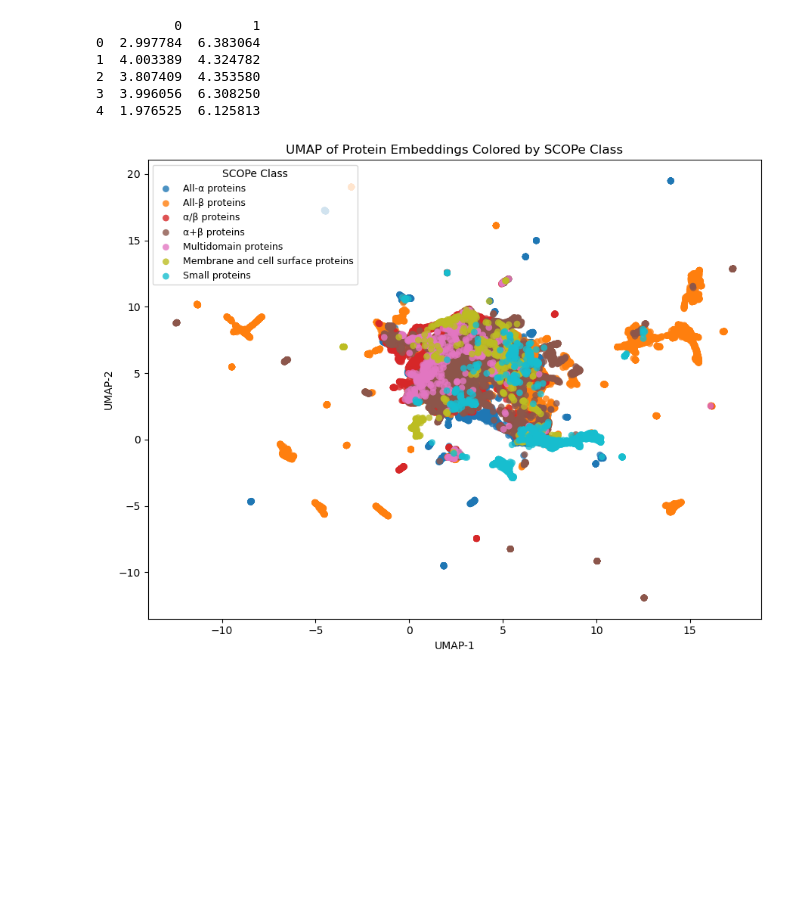
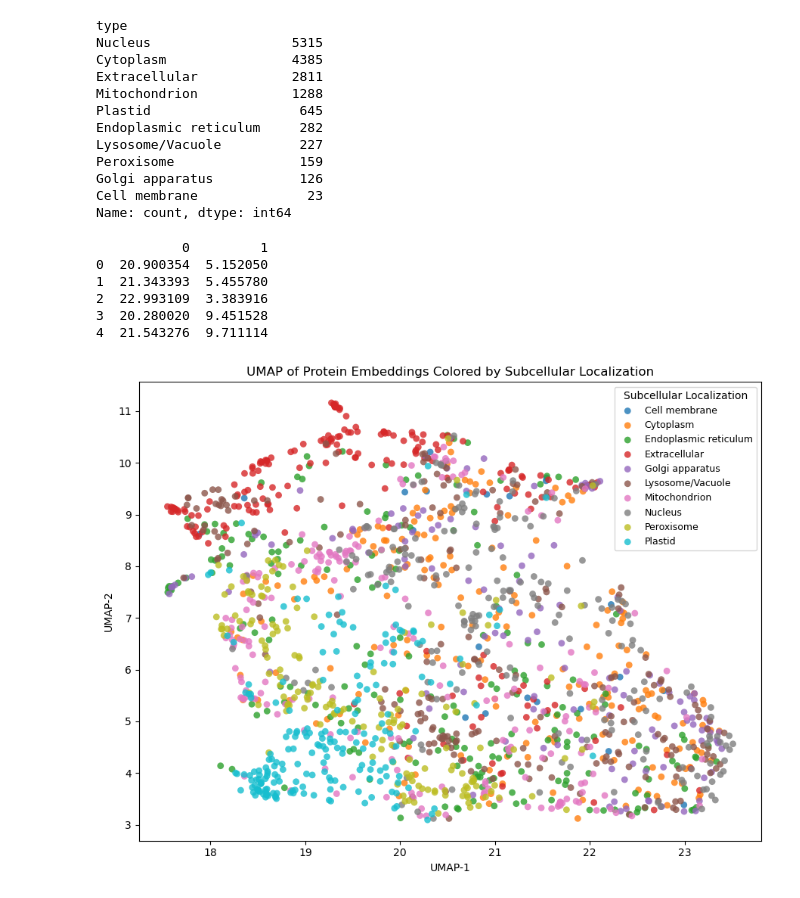
Before and after one commit to noahcape/qcb551_proj, a Jupyter notebook: plot_embeddings.ipynb, the cells around one changed output. Cells and saved outputs as stored; diff of their text form; code cells hidden in the pictures; blank space fills up the shorter version.

Commit message:
PLM embeddings for functional data

```diff
--- a/plot_embeddings.ipynb
+++ b/plot_embeddings.ipynb
@@ -1,18 +1,42 @@
 # %%
 from main import parse_embeddings_and_type, plot_umap_structural
-# %%
-model_name = (
-    #'esm2_t6_8M_UR50D'
-    #'esm2_t12_35M_UR50D'
-    #'esm2_t30_150M_UR50D'
-    'prot_bert'
-)
-plot_umap_structural(parse_embeddings_and_type(f'{model_name}_embeddings.csv'))
-# %% [output]
-          0         1
-0  2.997784  6.383064
-1  4.003389  4.324782
-2  3.807409  4.353580
-3  3.996056  6.308250
-4  1.976525  6.125813
-[figure, removed]
+# %%
+model_name = (
+    #'esm2_t6_8M_UR50D'
+    #'esm2_t12_35M_UR50D'
+    #'esm2_t30_150M_UR50D'
+    'prot_bert'
+)
+#plot_umap_structural(parse_embeddings_and_type(f'{model_name}_embeddings.csv'))
+
+df = parse_embeddings_and_type(f"{model_name}_functional.parquet")
+print(df['type'].value_counts())
+
+N_PER_CLASS = 200
+sampled_df = (
+    df.groupby("type", group_keys=False)
+    .apply(lambda x: x.sample(n=min(N_PER_CLASS, len(x)), random_state=42))
+    .reset_index(drop=True)
+)
+
+plot_umap_structural(sampled_df)
+# %% [output]
+type
+Nucleus                  5315
+Cytoplasm                4385
+Extracellular            2811
+Mitochondrion            1288
+Plastid                   645
+Endoplasmic reticulum     282
+Lysosome/Vacuole          227
+Peroxisome                159
+Golgi apparatus           126
+Cell membrane              23
+Name: count, dtype: int64
+           0         1
+0  20.900354  5.152050
+1  21.343393  5.455780
+2  22.993109  3.383916
+3  20.280020  9.451528
+4  21.543276  9.711114
+[figure, added]
```
Also changed, not shown: 57 other files.
